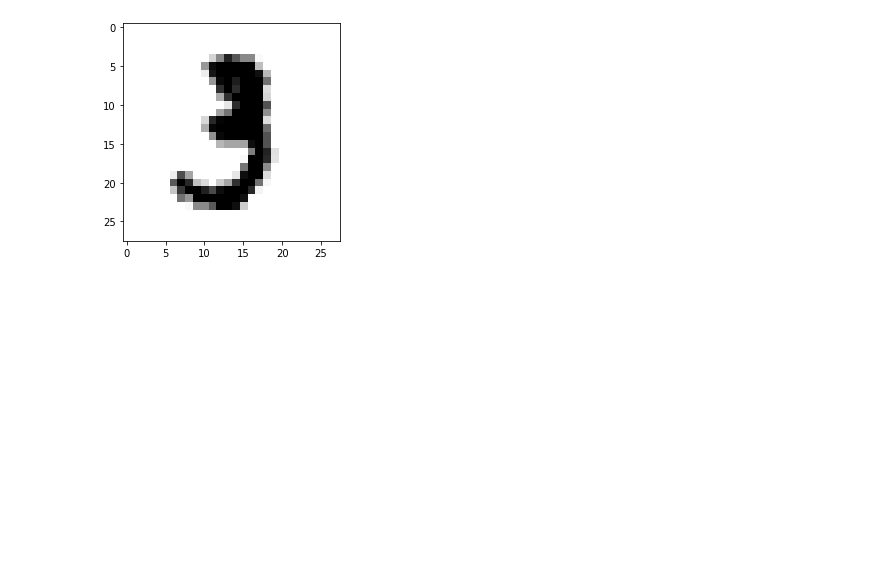
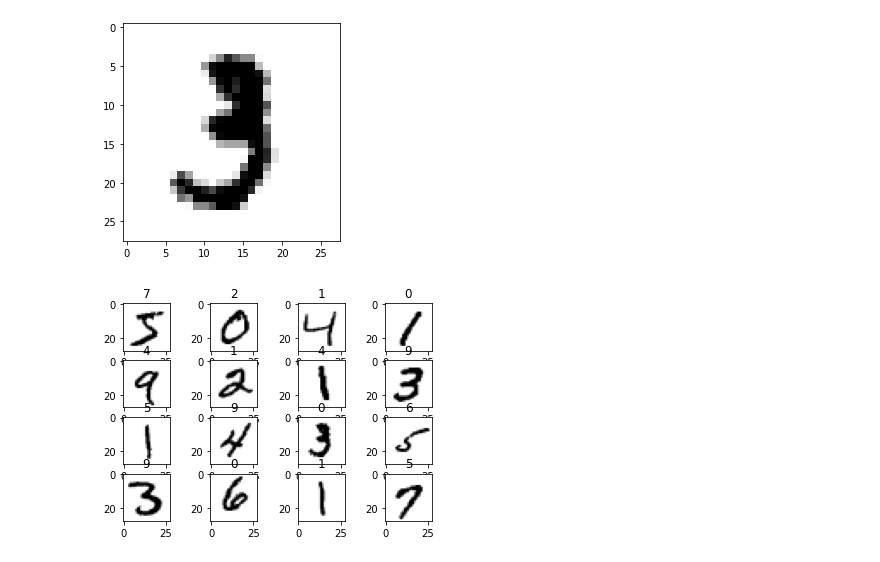
Before and after one commit to Jovamih/Deep-Learning, a Jupyter notebook: Breve Introduccion.ipynb, the cells around one changed output. Cells and saved outputs as stored; diff of their text form; code cells hidden in the pictures; blank space fills up the shorter version.

```diff
--- a/Breve Introduccion.ipynb
+++ b/Breve Introduccion.ipynb
@@ -71,3 +71,14 @@ plt.imshow(x_train[10],cmap=plt.cm.binary)
 plt.show()
 # %% [output]
 [figure]
+# %%
+%matplotlib inline
+#podemos graficar de forma paralela mas digitos
+import numpy as np
+fig,axes=plt.subplots(4,4)
+for i,ax in enumerate(axes.flat):
+    ax.imshow(x_train[i],cmap=plt.cm.binary)
+    ax.set_title(y_test[i])
+plt.show()
+# %% [output]
+[figure, added]
```
